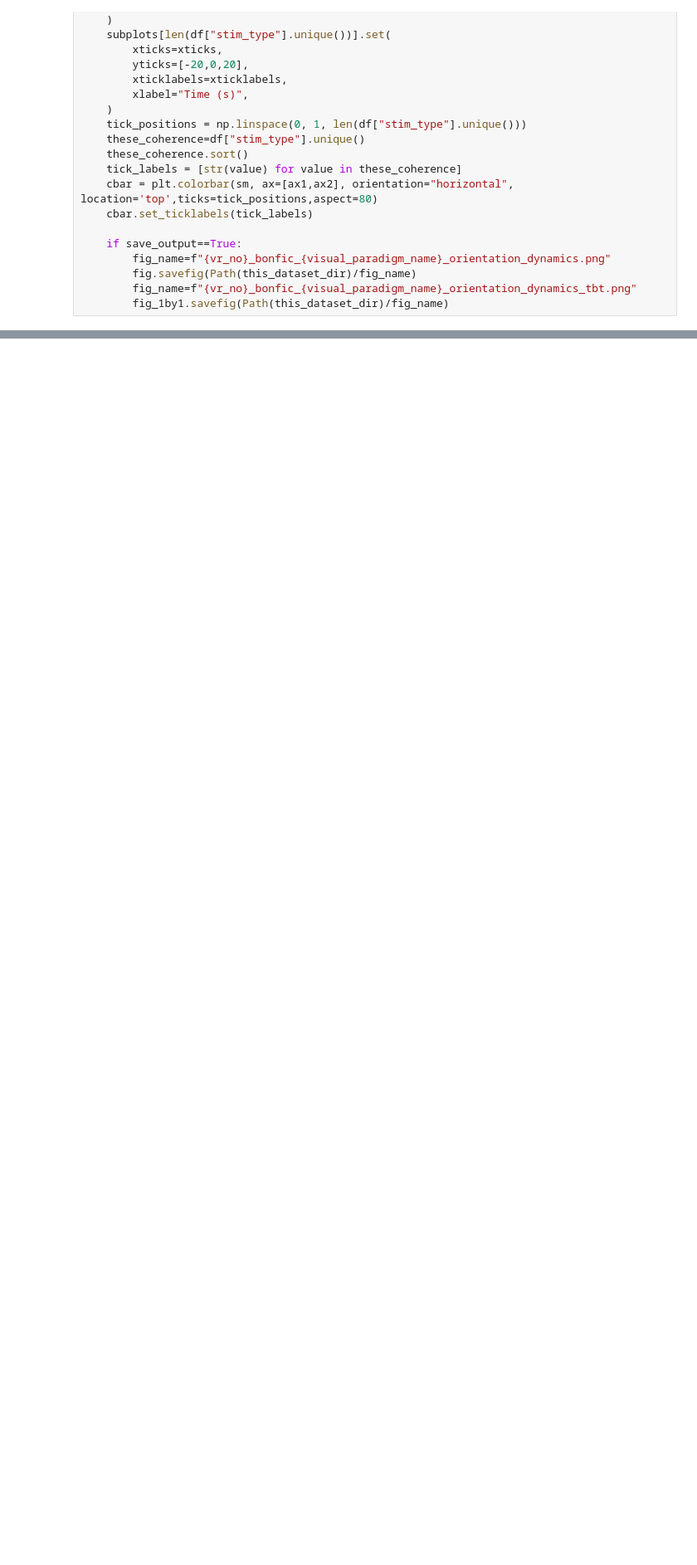
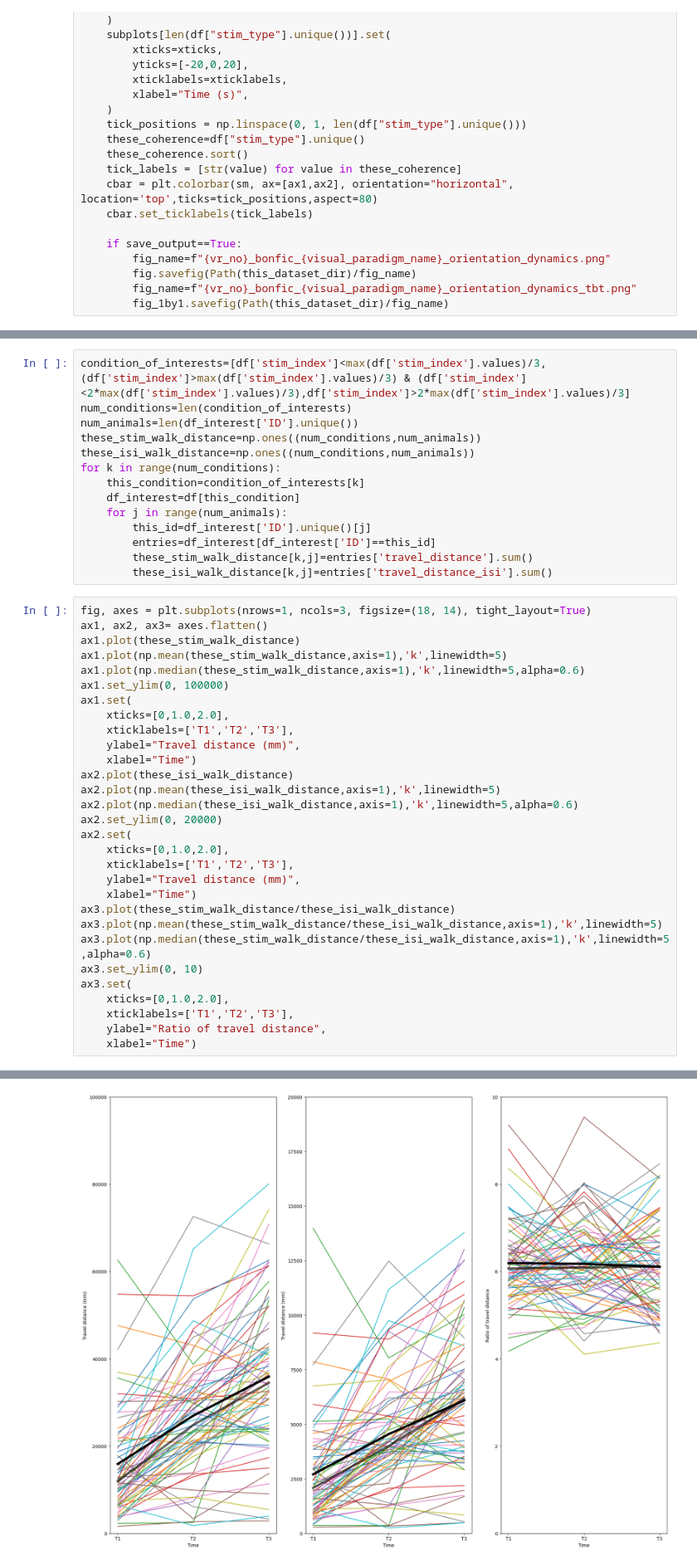
Before and after one commit to chiyu1203/bonfic, a Jupyter notebook: bonfic_tutorial.ipynb, the cells around one changed output, grey strips where cells are left out. Shown at 83% size. Saved outputs shown, nothing was run; the diff lists cells and outputs as text; blank space fills up the shorter version.

```diff
--- a/bonfic_tutorial.ipynb
+++ b/bonfic_tutorial.ipynb
@@ -664,0 +686,45 @@ def plot_yaw_angular_velocity(df,analysis_methods,init_frame,end_frame,vr_no="al
+# %%
+condition_of_interests=[df['stim_index']<max(df['stim_index'].values)/3,(df['stim_index']>max(df['stim_index'].values)/3) & (df['stim_index']<2*max(df['stim_index'].values)/3),df['stim_index']>2*max(df['stim_index'].values)/3]
+num_conditions=len(condition_of_interests)
+num_animals=len(df_interest['ID'].unique())
+these_stim_walk_distance=np.ones((num_conditions,num_animals))
+these_isi_walk_distance=np.ones((num_conditions,num_animals))
+for k in range(num_conditions):
+    this_condition=condition_of_interests[k]
+    df_interest=df[this_condition]
+    for j in range(num_animals):
+        this_id=df_interest['ID'].unique()[j]
+        entries=df_interest[df_interest['ID']==this_id]
+        these_stim_walk_distance[k,j]=entries['travel_distance'].sum()
+        these_isi_walk_distance[k,j]=entries['travel_distance_isi'].sum()
+# %%
+fig, axes = plt.subplots(nrows=1, ncols=3, figsize=(18, 14), tight_layout=True)
+ax1, ax2, ax3= axes.flatten()
+ax1.plot(these_stim_walk_distance)
+ax1.plot(np.mean(these_stim_walk_distance,axis=1),'k',linewidth=5)
+ax1.plot(np.median(these_stim_walk_distance,axis=1),'k',linewidth=5,alpha=0.6)
+ax1.set_ylim(0, 100000)
+ax1.set(
+    xticks=[0,1.0,2.0],
+    xticklabels=['T1','T2','T3'],
+    ylabel="Travel distance (mm)",
+    xlabel="Time")
+ax2.plot(these_isi_walk_distance)
+ax2.plot(np.mean(these_isi_walk_distance,axis=1),'k',linewidth=5)
+ax2.plot(np.median(these_isi_walk_distance,axis=1),'k',linewidth=5,alpha=0.6)
+ax2.set_ylim(0, 20000)
+ax2.set(
+    xticks=[0,1.0,2.0],
+    xticklabels=['T1','T2','T3'],
+    ylabel="Travel distance (mm)",
+    xlabel="Time")
+ax3.plot(these_stim_walk_distance/these_isi_walk_distance)
+ax3.plot(np.mean(these_stim_walk_distance/these_isi_walk_distance,axis=1),'k',linewidth=5)
+ax3.plot(np.median(these_stim_walk_distance/these_isi_walk_distance,axis=1),'k',linewidth=5,alpha=0.6)
+ax3.set_ylim(0, 10)
+ax3.set(
+    xticks=[0,1.0,2.0],
+    xticklabels=['T1','T2','T3'],
+    ylabel="Ratio of travel distance",
+    xlabel="Time")
+# %% [output]
@@ -664,0 +737 @@ def plot_yaw_angular_velocity(df,analysis_methods,init_frame,end_frame,vr_no="al
+[figure, added]
```
Also changed, not shown: parts of 14 cells of this notebook.
